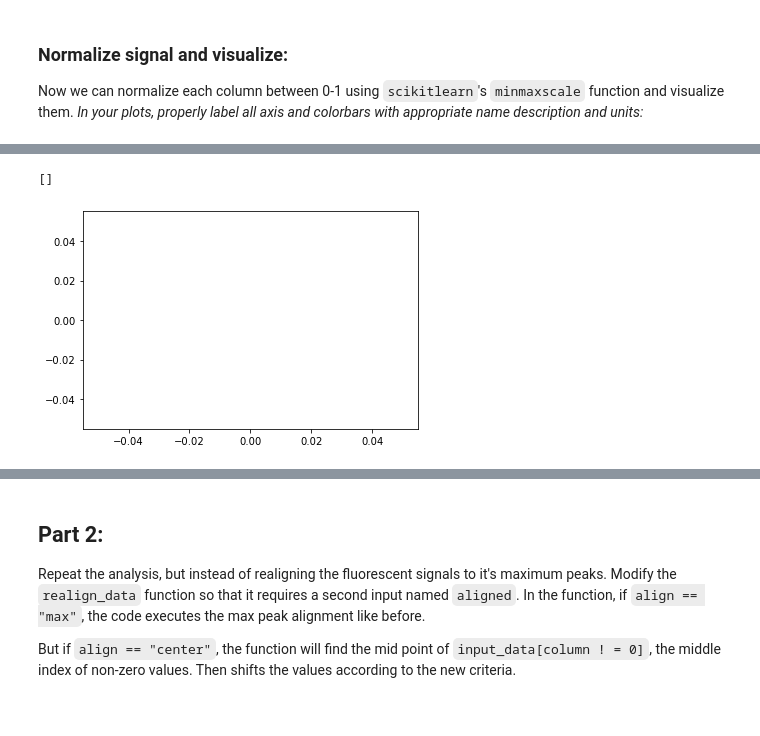
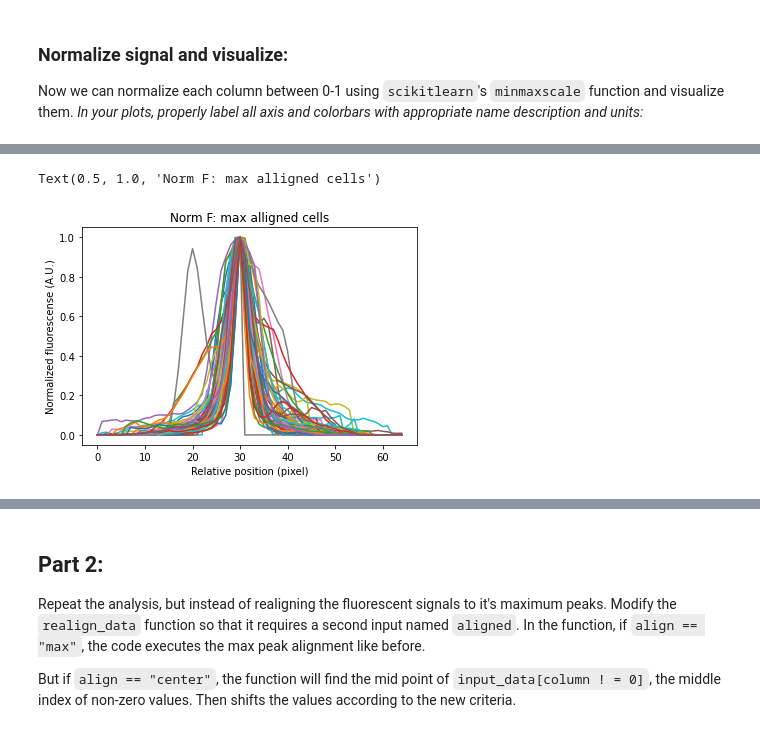
Before and after one commit to jferrante/wcm_datasci_basics_06images, a Jupyter notebook: assignment/process_csv.ipynb, the cells around one changed output, grey strips where cells are left out. Drawn from its saved outputs; the diff is of its cells as text; code cells hidden in the pictures.

```diff
--- a/assignment/process_csv.ipynb
+++ b/assignment/process_csv.ipynb
@@ -131,14 +106,14 @@ df_normalized.head()
 # %%
 # Normalize every column entry of your realigned dataframe:
+from sklearn.preprocessing import minmax_scale
 
 # pre-allocate an empty dataframe of 0's to be filled with normalized values, the index and column of this dataframe will be the same as the df_aligned dataframe:
 nrow,ncol = df_aligned.shape
 df_normalized = pd.DataFrame(np.zeros((nrow, ncol)))
 
 # fill in the `df_normalized` dataframe with normalized columns:
-for column, vals in df_aligned.iteritems():
+for columnNum, vals in df_aligned.iteritems():
     # find the indices of the column that are not 0, only normalize those:
-    ind = df_aligned.index[df_aligned[column]!=0].tolist()
+    ind = df_aligned.index[df_aligned[columnNum]!=0].tolist()
     # Normalize of those:
-    print(ind)
-    df_normalized
+    df_normalized.loc[ind,columnNum] = minmax_scale(df_aligned.loc[ind,columnNum].values)
@@ -163,9 +120,12 @@ for column, vals in df_aligned.iteritems():
 # %%
 # Use matplotlib to plot all the fluorescent signals:
-plt.plot()
+plt.plot(df_normalized);
+plt.xlabel('Relative position (pixel)')
+plt.ylabel('Normalized fluorescense (A.U.)')
+plt.title('Norm F: max alligned cells')
 # %% [output]
-[]
+Text(0.5, 1.0, 'Norm F: max alligned cells')
-[figure, old version]
+[figure, new version]
 # %%
 # Now instead of all signals, plot the average signal:
 # use numpy to find the mean first:
```
Also changed, not shown: parts of 13 cells of this notebook, 2 other files.
